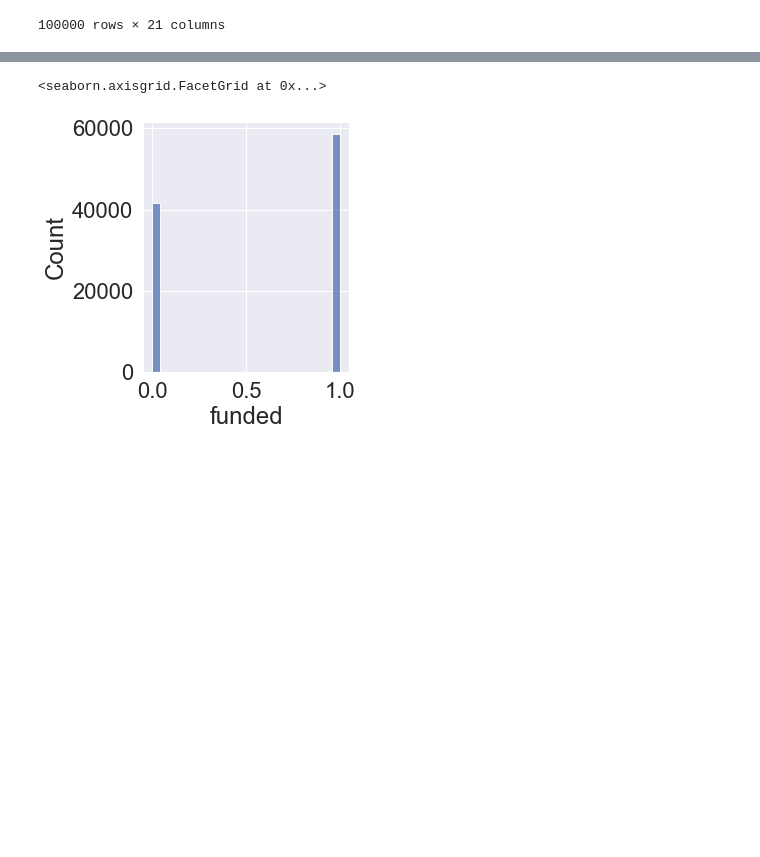
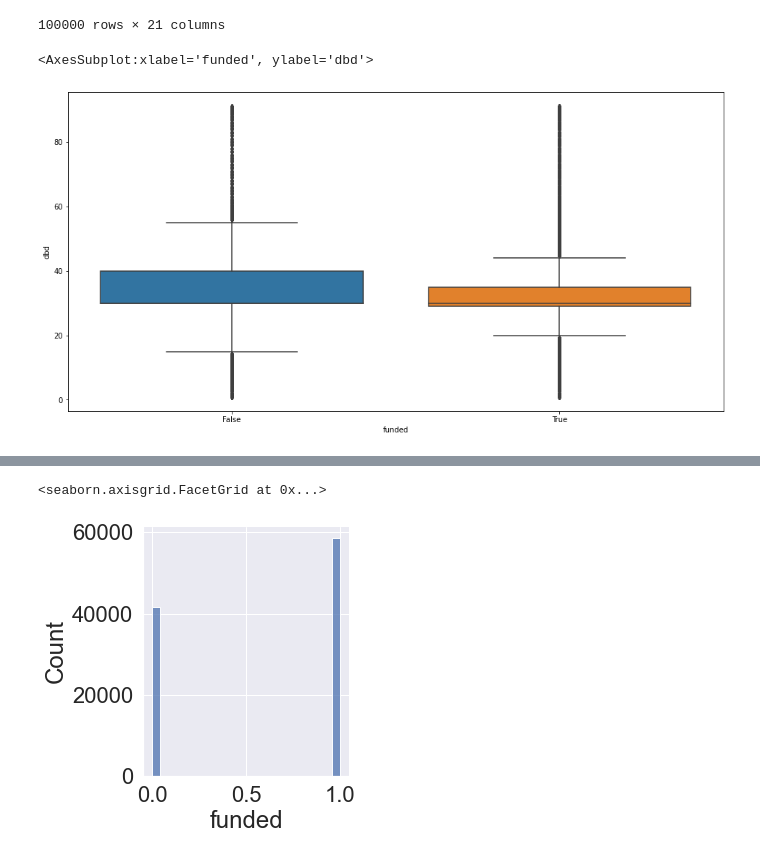
Before and after one commit to HishamAlkaed/Kickstarter, a Jupyter notebook: Project.ipynb, the cells around one changed output, grey strips where cells are left out. Cells and saved outputs as stored; diff of their text form; code cells hidden in the pictures; blank space fills up the shorter version.

```diff
--- a/Project.ipynb
+++ b/Project.ipynb
@@ -41,3 +56,8 @@ df
+# %%
+sns.boxplot(df.funded, df.dbd)
+# %% [output]
+<AxesSubplot:xlabel='funded', ylabel='dbd'>
+[figure, added]
 # %%
 df.describe()
 # %% [output]
```
Also changed, not shown: parts of 39 cells of this notebook, 2 other files.
